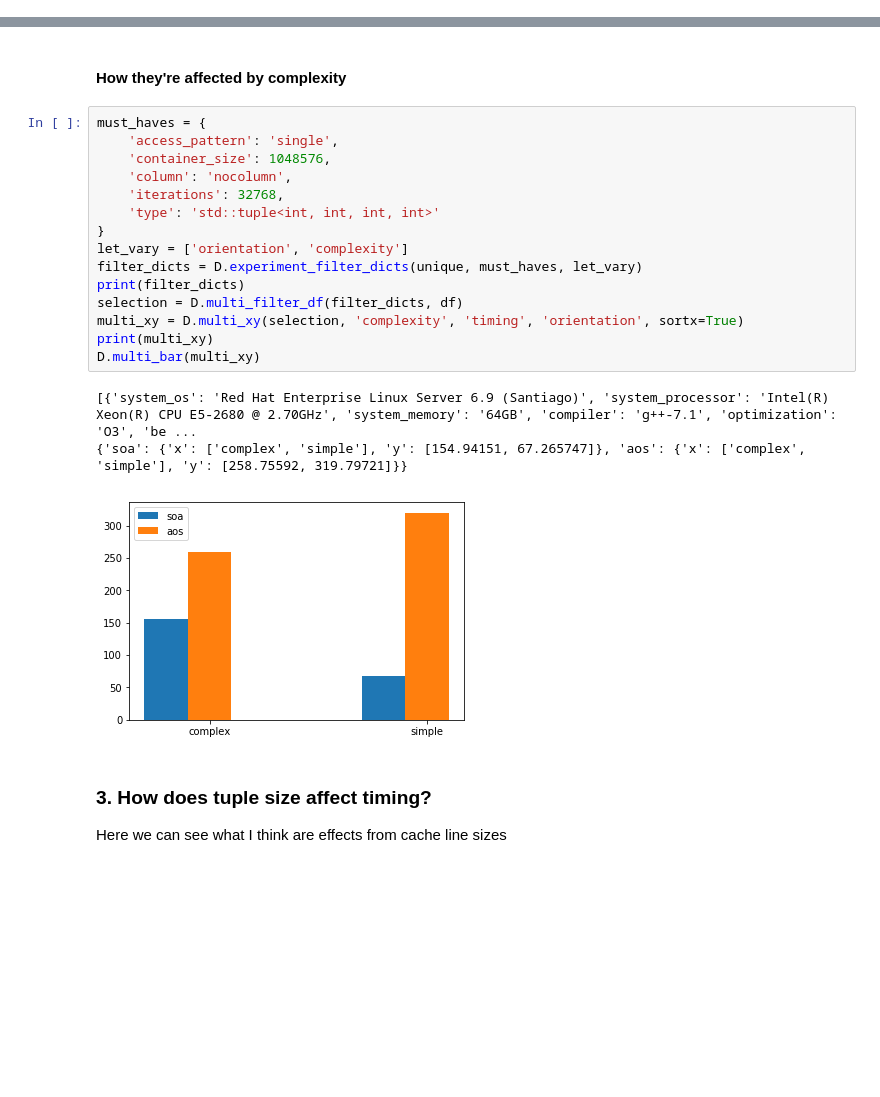
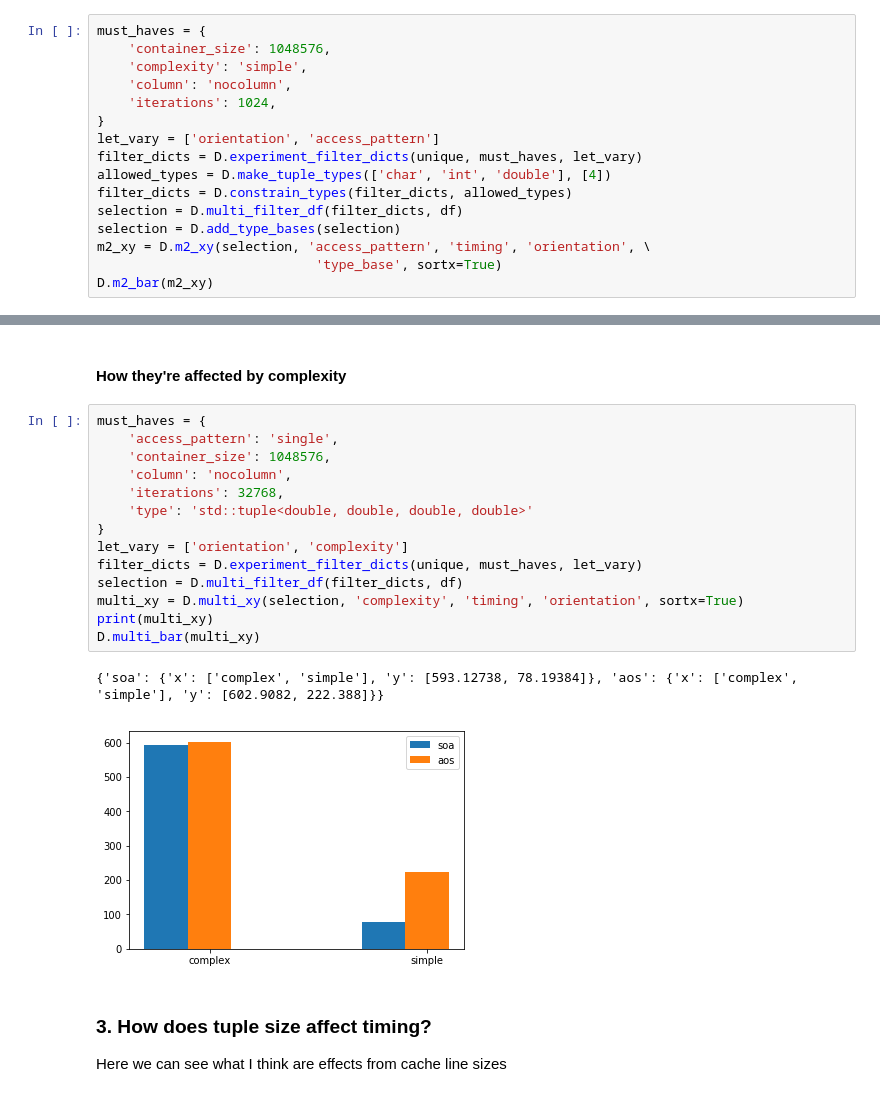
Before and after one commit to gress2/unpack-analysis-2, a Jupyter notebook: Analysis 2.ipynb, the cells around one changed output, grey strips where cells are left out. Drawn from its saved outputs; the diff is of its cells as text; blank space fills up the shorter version.

```diff
--- a/Analysis 2.ipynb
+++ b/Analysis 2.ipynb
@@ -175,0 +185,16 @@ D.multi_bar(multi_xy)
+# %%
+must_haves = {
+    'container_size': 1048576,
+    'complexity': 'simple',
+    'column': 'nocolumn',
+    'iterations': 1024,
+}
+let_vary = ['orientation', 'access_pattern']
+filter_dicts = D.experiment_filter_dicts(unique, must_haves, let_vary)
+allowed_types = D.make_tuple_types(['char', 'int', 'double'], [4])
+filter_dicts = D.constrain_types(filter_dicts, allowed_types)
+selection = D.multi_filter_df(filter_dicts, df)
+selection = D.add_type_bases(selection)
+m2_xy = D.m2_xy(selection, 'access_pattern', 'timing', 'orientation', \
+                            'type_base', sortx=True)
+D.m2_bar(m2_xy)
@@ -178,22 +205,20 @@ D.multi_bar(multi_xy)
 # %%
 must_haves = {
     'access_pattern': 'single',
     'container_size': 1048576,
     'column': 'nocolumn',
     'iterations': 32768,
-    'type': 'std::tuple<int, int, int, int>'
+    'type': 'std::tuple<double, double, double, double>'
 }
 let_vary = ['orientation', 'complexity']
 filter_dicts = D.experiment_filter_dicts(unique, must_haves, let_vary)
-print(filter_dicts)
 selection = D.multi_filter_df(filter_dicts, df)
 multi_xy = D.multi_xy(selection, 'complexity', 'timing', 'orientation', sortx=True)
 print(multi_xy)
 D.multi_bar(multi_xy)
 # %% [output]
-[{'system_os': 'Red Hat Enterprise Linux Server 6.9 (Santiago)', 'system_processor': 'Intel(R) Xeon(R) CPU E5-2680 @ 2.70GHz', 'system_memory': '64GB', 'compiler': 'g++-7.1', 'optimization': 'O3', 'be ...
-{'soa': {'x': ['complex', 'simple'], 'y': [154.94151, 67.265747]}, 'aos': {'x': ['complex', 'simple'], 'y': [258.75592, 319.79721]}}
+{'soa': {'x': ['complex', 'simple'], 'y': [593.12738, 78.19384]}, 'aos': {'x': ['complex', 'simple'], 'y': [602.9082, 222.388]}}
-[figure, old version]
+[figure, new version]
 # %% [markdown]
 ### 3. How does tuple size affect timing?
 
```
Also changed, not shown: parts of 11 cells of this notebook, 1 other file.
